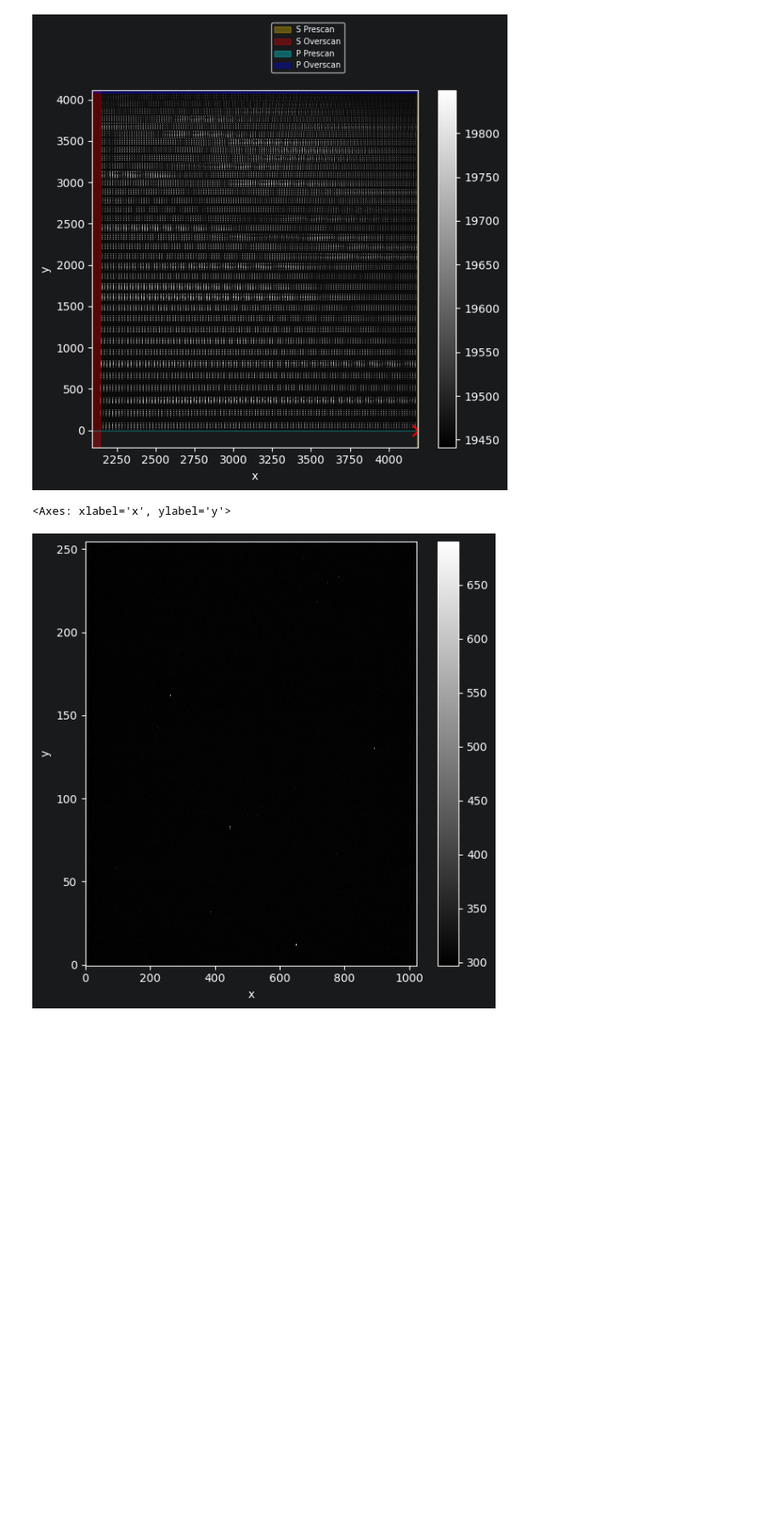
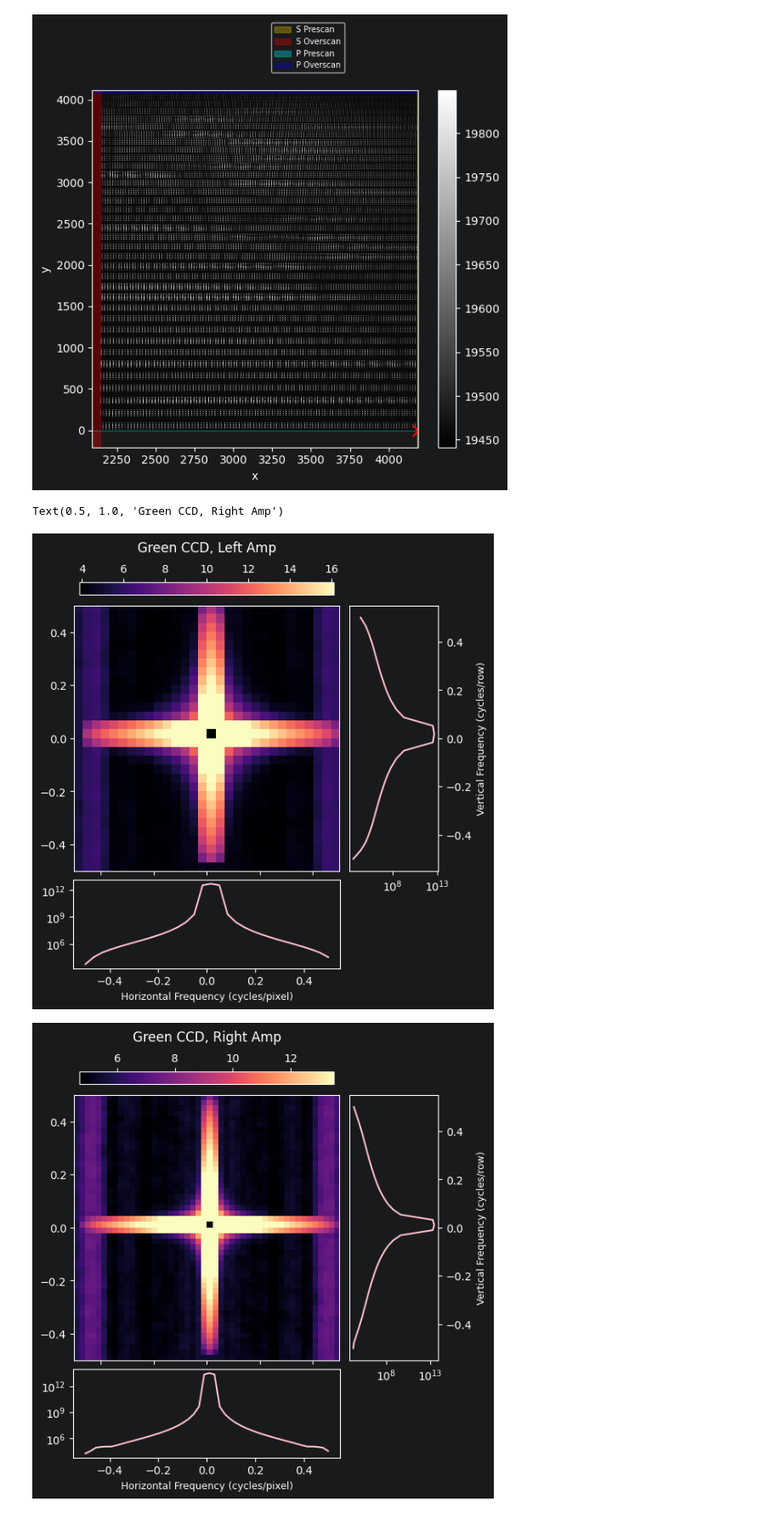
Before and after one commit to CaltechOpticalObservatories/eregion, a Jupyter notebook: playground/KPF_play.ipynb, the cells around one changed output. Shown at 85% size. Saved outputs shown, nothing was run; the diff lists cells and outputs as text; code cells hidden in the pictures; blank space fills up the shorter version.

```diff
--- a/playground/KPF_play.ipynb
+++ b/playground/KPF_play.ipynb
@@ -11,13 +14,13 @@ res = imtask.run(input_source='../data/KPF/KP.20250219.590*.fits', fileloader_fu
 # %%
-bundle = res.data
-bundle
+bundle1 = res.data
+bundle1
 # %% [output]
 |  | type | exptime | det_id | filename | object |
 | 0 | slewcal | 60.0 | green | ../data/KPF/KP.20250219.59086.42.... | <eregion.datamodels.image.DetImag... |
 | 1 | slewcal | 60.0 | red | ../data/KPF/KP.20250219.59086.42.... | <eregion.datamodels.image.DetImag... |
 | 2 | OBJECT | 0.0 | cahk | ../data/KPF/KP.20250219.59086.42.... | <eregion.datamodels.image.DetImag... |
 # %%
-green = bundle[0]
+green = bundle1[0]
 vmin, vmax = np.percentile(green.data.values, [5, 95])
 ax = green.show(cmap='gray', with_mask=False, vmin=vmin, vmax=vmax)
 
@@ -31,9 +34,3 @@ rightchan.show(cmap='gray', shade_regions=True)
 [figure]
 [figure]
 [figure]
-# %%
-cahk = bundle[2]
-cahk.show(cmap='gray', with_mask=False)
-# %% [output]
-<Axes: xlabel='x', ylabel='y'>
-[figure, removed]
@@ -39,0 +87,18 @@ cahk.show(cmap='gray', with_mask=False)
+# %%
+green = bundle1[0]
+
+# limage, _ = green.outputs['amp1'].get_image_region()
+limage = green.outputs['amp1'].get_overscan(axis='serial', corner=False)
+psd, d_psd = welch2d.welch2d(limage.values[:,5:45], target_shape=30, window_func=hamming, subtract_dc=True)
+fig, ax = plot_psd(psd, figsize=(6,6))
+plt.title('Green CCD, Left Amp', pad=40)
+
+# rimage, _ = green.outputs['amp2'].get_image_region()
+rimage = green.outputs['amp2'].get_overscan(axis='serial', corner=False)
+psd, d_psd = welch2d.welch2d(rimage.values, target_shape=48, window_func=hamming, subtract_dc=True)
+fig, ax = plot_psd(psd, figsize=(6,6))
+plt.title('Green CCD, Right Amp', pad=40)
+# %% [output]
+Text(0.5, 1.0, 'Green CCD, Right Amp')
+[figure, added]
+[figure, added]
```
Also changed, not shown: parts of 12 cells of this notebook, 1 other file.
